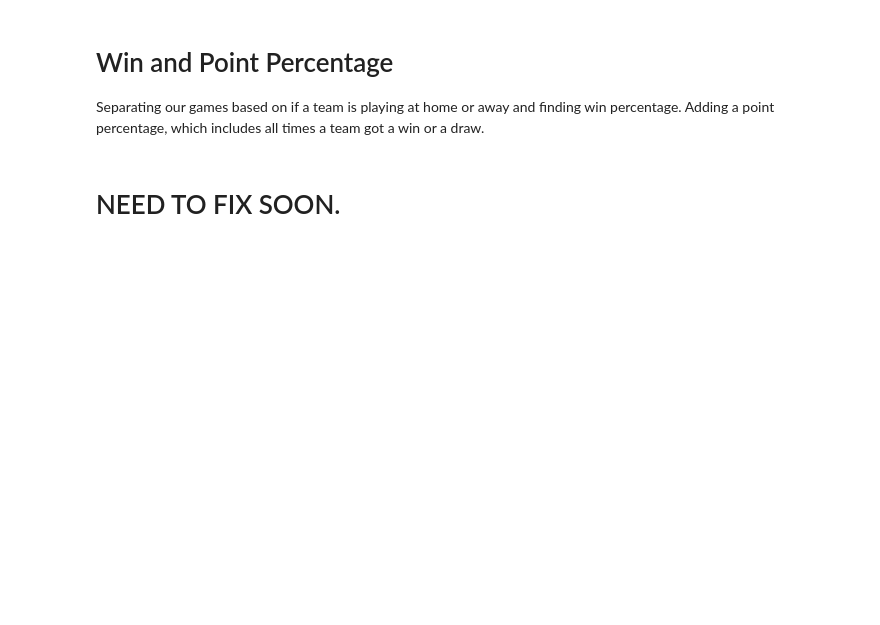
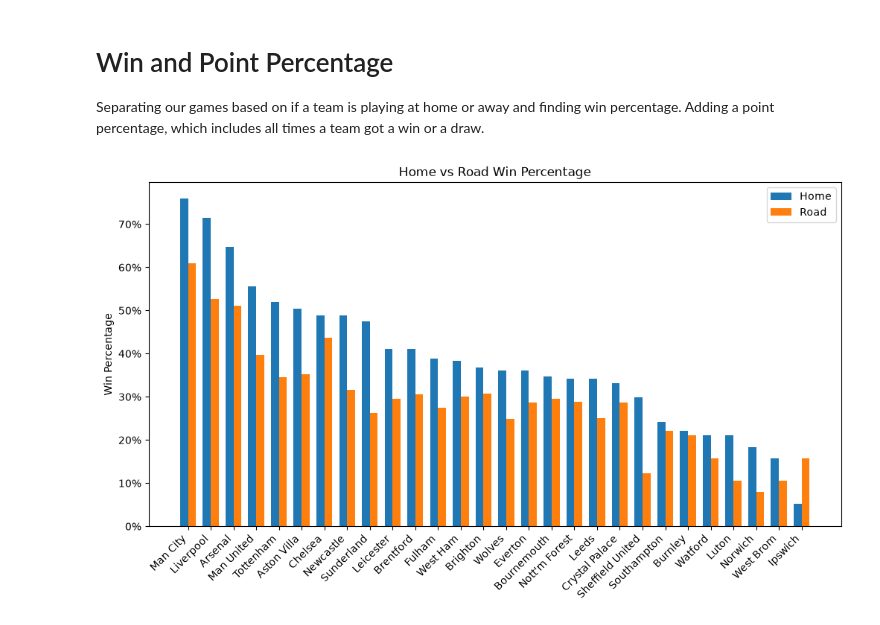
Before and after one commit to hankike/Premier_Prediction, a Jupyter notebook: notebooks/02win_percentage.ipynb, the cells around one changed output. Drawn from its saved outputs; the diff is of its cells as text; code cells hidden in the pictures; blank space fills up the shorter version.

Commit message:
Updating records + win percent

```diff
--- a/notebooks/02win_percentage.ipynb
+++ b/notebooks/02win_percentage.ipynb
@@ -19,5 +19,3 @@ standings = create_standings_table(url)
 
 Separating our games based on if a team is playing at home or away and finding win percentage.
 Adding a point percentage, which includes all times a team got a win or a draw.
-# %% [markdown]
-# NEED TO FIX SOON.
@@ -56,0 +22,20 @@ points
+# %%
+x = np.arange(len(standings))
+width = 0.35
+
+fig, ax = plt.subplots(figsize=(12,6))
+
+ax.bar(x - width/2, standings["Home Win Percentage"], width, label = "Home")
+ax.bar(x + width/2, standings["Road Win Percentage"], width, label = "Road")
+
+ax.set_xticks(x)
+ax.set_xticklabels(standings["Team"], rotation=45, ha="right")
+ax.yaxis.set_major_formatter(mtick.PercentFormatter(1.0))
+ax.set_ylabel("Win Percentage")
+ax.set_title("Home vs Road Win Percentage")
+ax.legend()
+
+plt.tight_layout
+plt.show()
+# %% [output]
+[figure, added]
```
Also changed, not shown: parts of 5 cells of this notebook, 2 other files.
